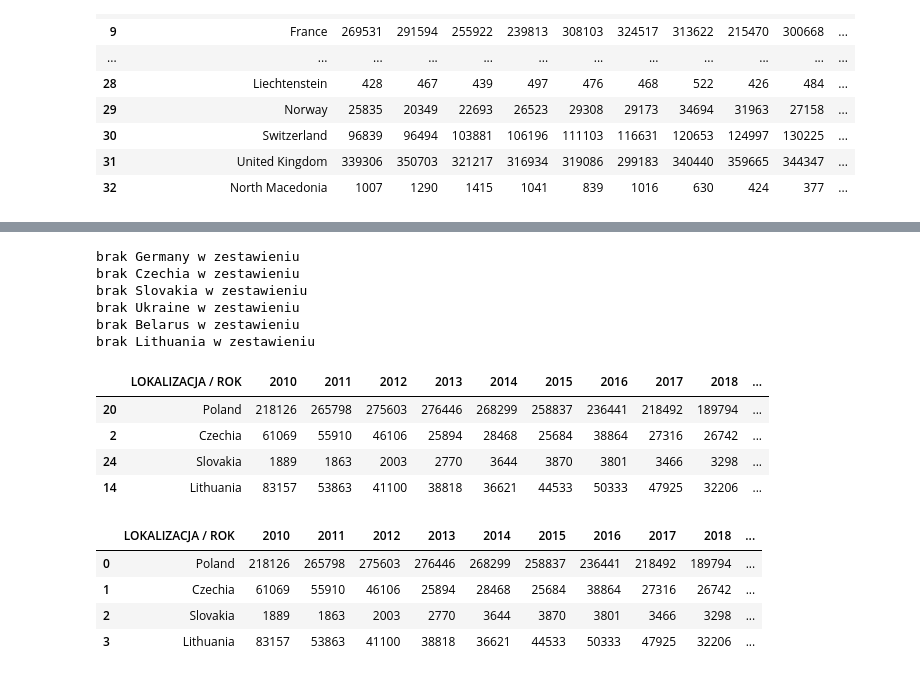
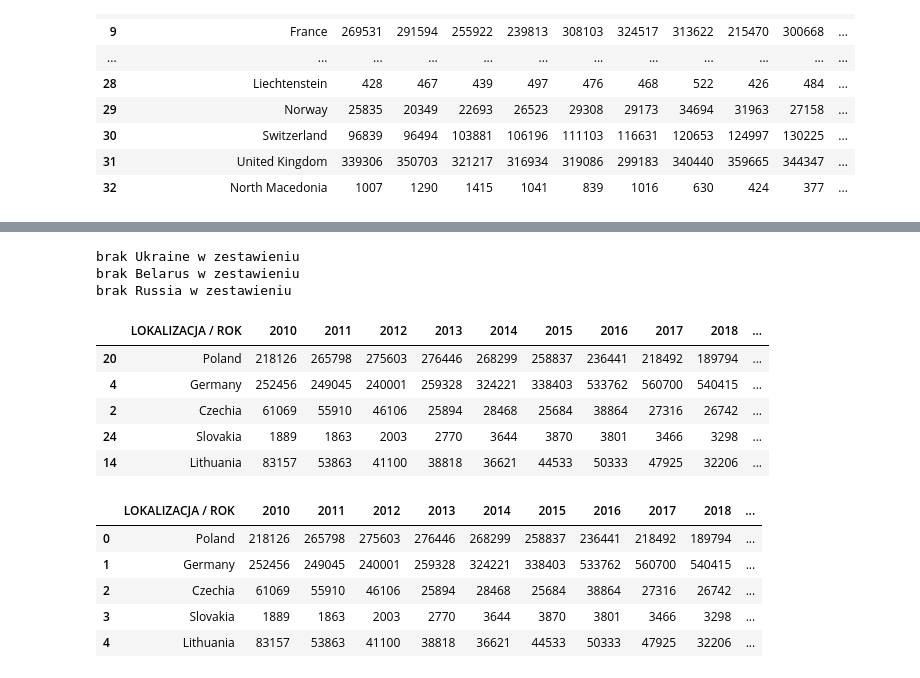
Before and after one commit to jkrotoszynska/python, a Jupyter notebook: zaliczenie.ipynb, the cells around one changed output, grey strips where cells are left out. Drawn from its saved outputs; the diff is of its cells as text; code cells hidden in the pictures.

```diff
--- a/zaliczenie.ipynb
+++ b/zaliczenie.ipynb
@@ -3,11 +3,27 @@ import pandas as pd
 import matplotlib.pyplot as plt
 %matplotlib inline
 import numpy as np
+# %%
+#Przygotujmy klasę odpowiedzlaną za podstawowe operacje na plikach co ułatwi naszą pracę oraz
+#dzięki czemu kod stanie się bardziej przejrzysty
+class Analysis:
+    file_name = ''
+    def __init__(self, file_name):
+        self.file_name = file_name
+
+    def read(self, skip_rows):
+        df=pd.read_excel(self.file_name, skiprows=skip_rows)
+        return df
 # %%
-# Tematem naszego projektu jest emigracja ludności, czyli wyjazd za granicę państwa na określony czas lub w celu zamieszkania tam na stałe. Zjawisko z każdym kolejnym rokiem, jest coraz bardziej odczuwalne dla nasz
-# ego Państwa, jednak warto przyjrzeć się też chociażby naszym sąsiadom. Poniżej prezentujemy wyniki badań z serwisu eurostat, dotyczące emigracji w przeciągu lat, w określonych miejscach.
+# Tematem naszego projektu jest emigracja ludności, czyli wyjazd za granicę państwa na określony czas lub
+# w celu zamieszkania tam na stałe. Zjawisko z każdym kolejnym rokiem, jest coraz bardziej odczuwalne dla naszego
+# Państwa, jednak warto przyjrzeć się też chociażby naszym sąsiadom.
+# Poniżej prezentujemy wyniki badań z serwisu eurostat, dotyczące emigracji w przeciągu lat, w określonych miejscach.
 
-df=pd.read_excel('migr_emi2.xls',skiprows=11)
+#df=pd.read_excel('migr_emi2.xls',skiprows=11)
+#df
+df=Analysis('migr_emi2.xls')
+df=df.read(11)
 df
 # %% [output]
 |  | GEO/TIME | 2010 | 2011 | 2012 | 2013 | 2014 | 2015 | 2016 | 2017 | 2018 | 2019 |
@@ -50,3 +68,11 @@ df
 | 30 | Switzerland | 96839 | 96494 | 103881 | 106196 | 111103 | 116631 | 120653 | 124997 | 130225 | ... |
 | 31 | United Kingdom | 339306 | 350703 | 321217 | 316934 | 319086 | 299183 | 340440 | 359665 | 344347 | ... |
 | 32 | North Macedonia | 1007 | 1290 | 1415 | 1041 | 839 | 1016 | 630 | 424 | 377 | ... |
+# %%
+#df=df.set_index('LOKALIZACJA')
+###df['LOKALIZACJA / ROK'].replace({'Germany (until 1990 former territory of the FRG)':'Germany'})
+#df=df.rename(columns={'Germany (until 1990 former territory of the FRG)':'Germany'})
+#---------------------------------------------
+# Dla przejrzystości danych i poprawnej daleszej analizy zmieńmy nazwę komórki Niemiec
+df = df.replace(['Germany (until 1990 former territory of the FRG)'], 'Germany')##to chyba dziala
+df
@@ -53,23 +97,22 @@ df
 # %%
-# Jak widać w zestawieniu są obecne 33 pozycje. Do porównania daleko szukać nie trzeba, dlatego też poniżej prezentujemy okrojone (dostępne) dane tzn. Polska i sąsiedzi.
+# Jak widać w zestawieniu są obecne 33 pozycje. Do porównania daleko szukać nie trzeba,
+# dlatego też poniżej prezentujemy okrojone (dostępne) dane tzn. Polska i kraje sąsiednie.
 
 df2= df[df['LOKALIZACJA / ROK'] == 'Poland' ]
-sasiedzi = ['Germany', 'Czechia', 'Slovakia', 'Ukraine', 'Belarus', 'Lithuania']
+sasiedzi = ['Germany', 'Czechia', 'Slovakia', 'Ukraine', 'Belarus', 'Lithuania', 'Russia']
 for sasiad in sasiedzi:
     df2 = df2.append(df[df['LOKALIZACJA / ROK'] == sasiad])
-    if (sasiad not in df['LOKALIZACJA / ROK'] ):
-        print("brak " + sasiad + " w zestawieniu") #POPRAWIĆ! i dodać np. rosje (bo ma kilka składników)
+    if (~(df2['LOKALIZACJA / ROK'].eq(sasiad).any())):
+        print("brak " + sasiad + " w zestawieniu") #POPRAWIĆ! i dodać np. rosje (bo ma kilka składników)(?)
 
 df2
 # %% [output]
-brak Germany w zestawieniu
-brak Czechia w zestawieniu
-brak Slovakia w zestawieniu
 brak Ukraine w zestawieniu
 brak Belarus w zestawieniu
-brak Lithuania w zestawieniu
+brak Russia w zestawieniu
 |  | LOKALIZACJA / ROK | 2010 | 2011 | 2012 | 2013 | 2014 | 2015 | 2016 | 2017 | 2018 | ... |
 | 20 | Poland | 218126 | 265798 | 275603 | 276446 | 268299 | 258837 | 236441 | 218492 | 189794 | ... |
+| 4 | Germany | 252456 | 249045 | 240001 | 259328 | 324221 | 338403 | 533762 | 560700 | 540415 | ... |
 | 2 | Czechia | 61069 | 55910 | 46106 | 25894 | 28468 | 25684 | 38864 | 27316 | 26742 | ... |
 | 24 | Slovakia | 1889 | 1863 | 2003 | 2770 | 3644 | 3870 | 3801 | 3466 | 3298 | ... |
 | 14 | Lithuania | 83157 | 53863 | 41100 | 38818 | 36621 | 44533 | 50333 | 47925 | 32206 | ... |
@@ -80,9 +123,10 @@ df2
 # %% [output]
 |  | LOKALIZACJA / ROK | 2010 | 2011 | 2012 | 2013 | 2014 | 2015 | 2016 | 2017 | 2018 | ... |
 | 0 | Poland | 218126 | 265798 | 275603 | 276446 | 268299 | 258837 | 236441 | 218492 | 189794 | ... |
-| 1 | Czechia | 61069 | 55910 | 46106 | 25894 | 28468 | 25684 | 38864 | 27316 | 26742 | ... |
-| 2 | Slovakia | 1889 | 1863 | 2003 | 2770 | 3644 | 3870 | 3801 | 3466 | 3298 | ... |
-| 3 | Lithuania | 83157 | 53863 | 41100 | 38818 | 36621 | 44533 | 50333 | 47925 | 32206 | ... |
+| 1 | Germany | 252456 | 249045 | 240001 | 259328 | 324221 | 338403 | 533762 | 560700 | 540415 | ... |
+| 2 | Czechia | 61069 | 55910 | 46106 | 25894 | 28468 | 25684 | 38864 | 27316 | 26742 | ... |
+| 3 | Slovakia | 1889 | 1863 | 2003 | 2770 | 3644 | 3870 | 3801 | 3466 | 3298 | ... |
+| 4 | Lithuania | 83157 | 53863 | 41100 | 38818 | 36621 | 44533 | 50333 | 47925 | 32206 | ... |
 # %%
 # Niestety nie wszystkie państwa zostały zawarte w ogólnym porównaniu, jednak sprawdźmy jak wypadamy na tle uzyskanych danych. Porównajmy sobie maksymalne wyniki (z tabeli Polska i dostępni sąsiedzi).
 lata = ['2010', '2011', '2012', '2013', '2014', '2015', '2016', '2017', '2018', '2019'] #TUTAJ TRZEBA SPRAWDZIĆ CZY DA SIE SPISAĆ LATA Z DF2, ŻEBY NIE ROBIĆ TEGO RĘCZNIE
```
Also changed, not shown: parts of 8 cells of this notebook, 1 other file.
